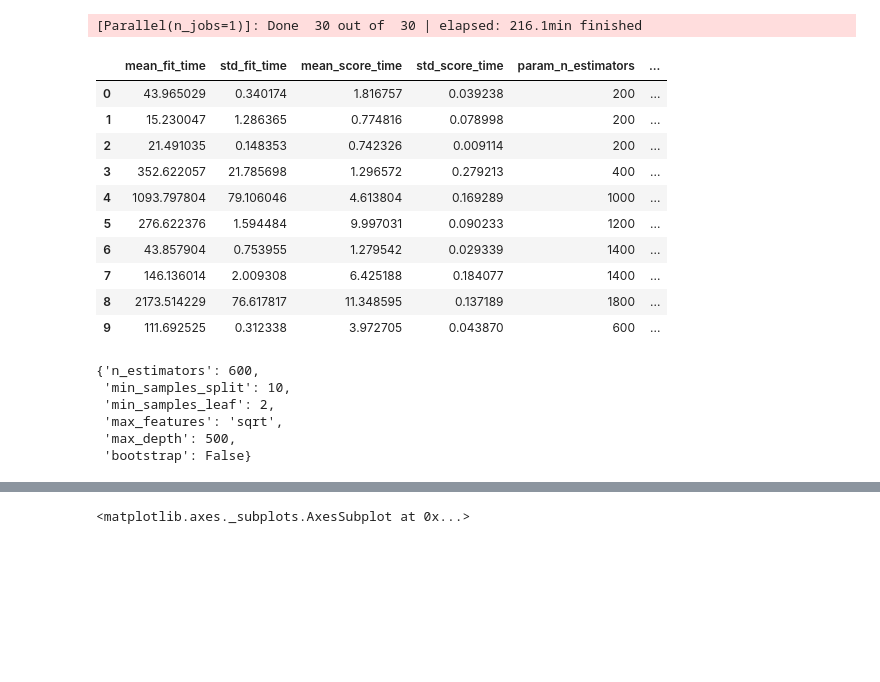
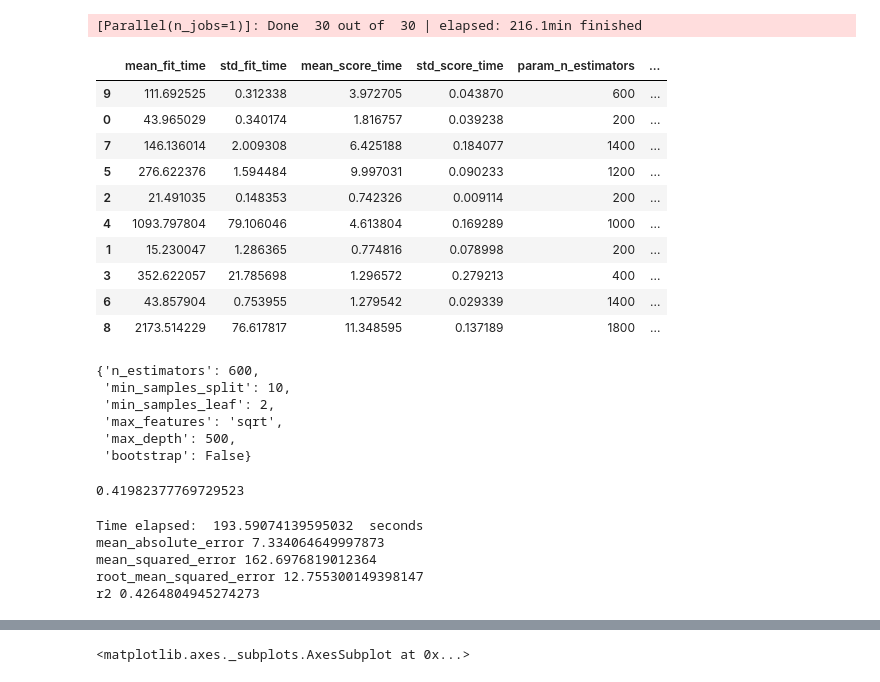
Before and after one commit to mcarhuasn/MasterDS-NewYorkTaxiAnalysis, a Jupyter notebook: Presentable notebook.ipynb, the cells around one changed output, grey strips where cells are left out. Drawn from its saved outputs; the diff is of its cells as text; code cells hidden in the pictures; blank space fills up the shorter version.

Commit message:
8. Tuning and comparing algorith performances

```diff
--- a/Presentable notebook.ipynb
+++ b/Presentable notebook.ipynb
@@ -1156,19 +1156,19 @@ Fitting 3 folds for each of 10 candidates, totalling 30 fits
 [CV]  n_estimators=600, min_samples_split=10, min_samples_leaf=2, max_features=sqrt, max_depth=500, bootstrap=False, total= 1.9min
 [Parallel(n_jobs=1)]: Done  30 out of  30 | elapsed: 216.1min finished
 # %%
-performances
+performances.sort_values('rank_test_score')
 # %% [output]
 |  | mean_fit_time | std_fit_time | mean_score_time | std_score_time | param_n_estimators | ... |
+| 9 | 111.692525 | 0.312338 | 3.972705 | 0.043870 | 600 | ... |
 | 0 | 43.965029 | 0.340174 | 1.816757 | 0.039238 | 200 | ... |
+| 7 | 146.136014 | 2.009308 | 6.425188 | 0.184077 | 1400 | ... |
+| 5 | 276.622376 | 1.594484 | 9.997031 | 0.090233 | 1200 | ... |
+| 2 | 21.491035 | 0.148353 | 0.742326 | 0.009114 | 200 | ... |
+| 4 | 1093.797804 | 79.106046 | 4.613804 | 0.169289 | 1000 | ... |
 | 1 | 15.230047 | 1.286365 | 0.774816 | 0.078998 | 200 | ... |
-| 2 | 21.491035 | 0.148353 | 0.742326 | 0.009114 | 200 | ... |
 | 3 | 352.622057 | 21.785698 | 1.296572 | 0.279213 | 400 | ... |
-| 4 | 1093.797804 | 79.106046 | 4.613804 | 0.169289 | 1000 | ... |
-| 5 | 276.622376 | 1.594484 | 9.997031 | 0.090233 | 1200 | ... |
 | 6 | 43.857904 | 0.753955 | 1.279542 | 0.029339 | 1400 | ... |
-| 7 | 146.136014 | 2.009308 | 6.425188 | 0.184077 | 1400 | ... |
 | 8 | 2173.514229 | 76.617817 | 11.348595 | 0.137189 | 1800 | ... |
-| 9 | 111.692525 | 0.312338 | 3.972705 | 0.043870 | 600 | ... |
 # %%
 rf_random.best_params_
 # %% [output]
@@ -1178,4 +1178,50 @@ rf_random.best_params_
  'max_features': 'sqrt',
  'max_depth': 500,
  'bootstrap': False}
+# %%
+#performances[performances['rank_test_score']==1]
+rf_random.best_score_
+# %% [output]
+0.41982377769729523
+# %%
+import time
+t0= time.time()
+
+#performances[performances['rank_test_score']==1]
+best = RandomForestRegressor(n_estimators=600,
+                             min_samples_split= 10,
+                             min_samples_leaf= 2,
+                             max_features= 'sqrt',
+                             max_depth= 500,
+                             bootstrap= False)
+best.fit(X_train, y_train)
+
+t1 = time.time() - t0
+print("Time elapsed: ", t1, " seconds")
+
+
+model_at_hand = best
+
+y_pred_best = model_at_hand.predict(X_test)
+
+from sklearn.metrics import mean_absolute_error
+from sklearn.metrics import mean_squared_error
+from sklearn.metrics import r2_score
+from math import sqrt
+
+best_mae = mean_absolute_error(y_test, y_pred_best)
+best_mse = mean_squared_error(y_test, y_pred_best)
+best_rmse = sqrt(mean_squared_error(y_test, y_pred_best))
+best_r2 = r2_score(y_test, y_pred_best)
+
+print('mean_absolute_error', mean_absolute_error(y_test, y_pred_best))
+print('mean_squared_error', mean_squared_error(y_test, y_pred_best))
+print('root_mean_squared_error', sqrt(mean_squared_error(y_test, y_pred_best)))
+print('r2', r2_score(y_test, y_pred_best))
+# %% [output]
+Time elapsed:  193.59074139595032  seconds
+mean_absolute_error 7.334064649997873
+mean_squared_error 162.6976819012364
+root_mean_squared_error 12.755300149398147
+r2 0.4264804945274273
 # %%
```
Also changed, not shown: parts of 5 cells of this notebook.
